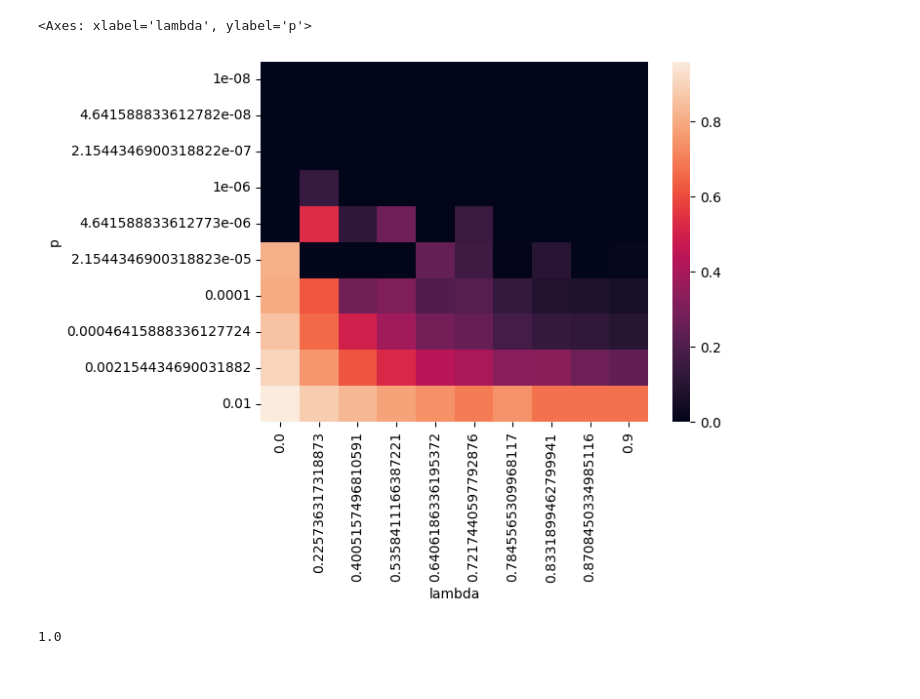
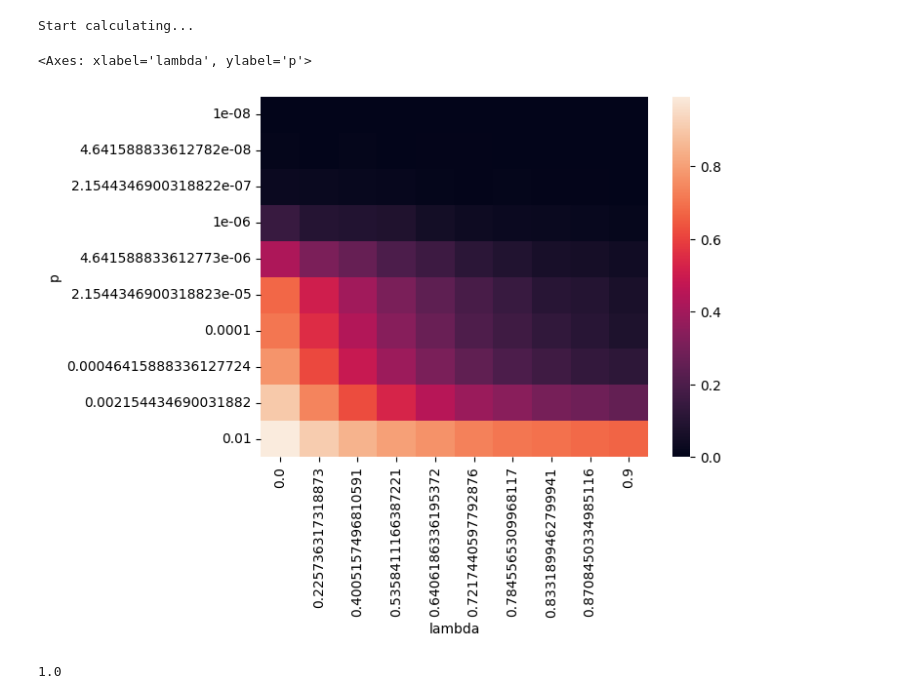
Before and after one commit to center-for-humans-and-machines/reward-network-iii, a Jupyter notebook: analysis/abm_abstract.ipynb, the cells around one changed output. Cells and saved outputs as stored; diff of their text form; code cells hidden in the pictures.

```diff
--- a/analysis/abm_abstract.ipynb
+++ b/analysis/abm_abstract.ipynb
@@ -110,25 +79,52 @@ Start calculating...
 # %%
-df = using_multiindex(results, ['machine_mode', 'p', 'beta', 'tau', 'phi'])
 
-results = None
+# model constants and innovators
+N, G, M = 100, 2, 100
+K = 10          # number of first-generation innovators
+Delta = 1.0     # reward gap
+R = 100
 
-df['phi'] = df['phi'].map(lambda x: phi_vals[x])
-df['beta'] = df['beta'].map(lambda x: beta_vals[x])
-df['tau'] = df['tau'].map(lambda x: tau_vals[x])
-df['lambda'] = 1 - df['tau']
-df['p'] = df['p'].map(lambda x: p_vals[x])
-df['machine_mode'] = df['machine_mode'].map(lambda x: machine_modes[x])
+def compute(machine_modes, p_vals, beta_vals, tau_vals, phi_vals):
+
+    results = np.empty((R,len(machine_modes), len(p_vals), len(beta_vals), len(tau_vals), len(phi_vals)))
+
+    print("Start calculating...")
+
+    for mode_idx, machine_mode in enumerate(machine_modes):
+        for i, p in enumerate(p_vals):
+            for j, beta in enumerate(beta_vals):
+                for k, tau in enumerate(tau_vals):
+                    for l, phi in enumerate(phi_vals):
+                        M_hi = int(phi * M)
+                        x = run_abm_batch(R=R, N=N, G=G, p=p, M=M, beta=beta, Delta=Delta, tau=tau, machine_mode=machine_mode,
+                                    K=K, M_hi=M_hi)
+                        results[:,mode_idx, i, j, k, l] = x[:, -1]
+
+
+    df = using_multiindex(results, ['rep', 'machine_mode', 'p', 'beta', 'tau', 'phi'])
+
+    results = None
+
+    df['phi'] = df['phi'].map(lambda x: phi_vals[x])
+    df['beta'] = df['beta'].map(lambda x: beta_vals[x])
+    df['tau'] = df['tau'].map(lambda x: tau_vals[x])
+    df['lambda'] = 1 - df['tau']
+    df['p'] = df['p'].map(lambda x: p_vals[x])
+    df['machine_mode'] = df['machine_mode'].map(lambda x: machine_modes[x])
+
+    return df
 # %%
-dfs = df[(df['phi'] == reference_phi) & (df['beta'] == 3) & (df['machine_mode'] == 'all')]
+dfs = compute(['first'], p_vals, [3], tau_vals, [1000])
 
 dfs = dfs.groupby(['p', 'lambda'])['value'].mean().reset_index()
 
 m = dfs.pivot(index='p', columns='lambda', values='value')
 
 sns.heatmap(m)
 # %% [output]
-<Axes: xlabel='lambda', ylabel='p'>
+Start calculating...
+<Axes: xlabel='lambda', ylabel='p'>
-[figure, old version]
+[figure, new version]
 # %%
 reference_phi
 # %% [output]
```
Also changed, not shown: parts of 6 cells of this notebook, 2 other files.
